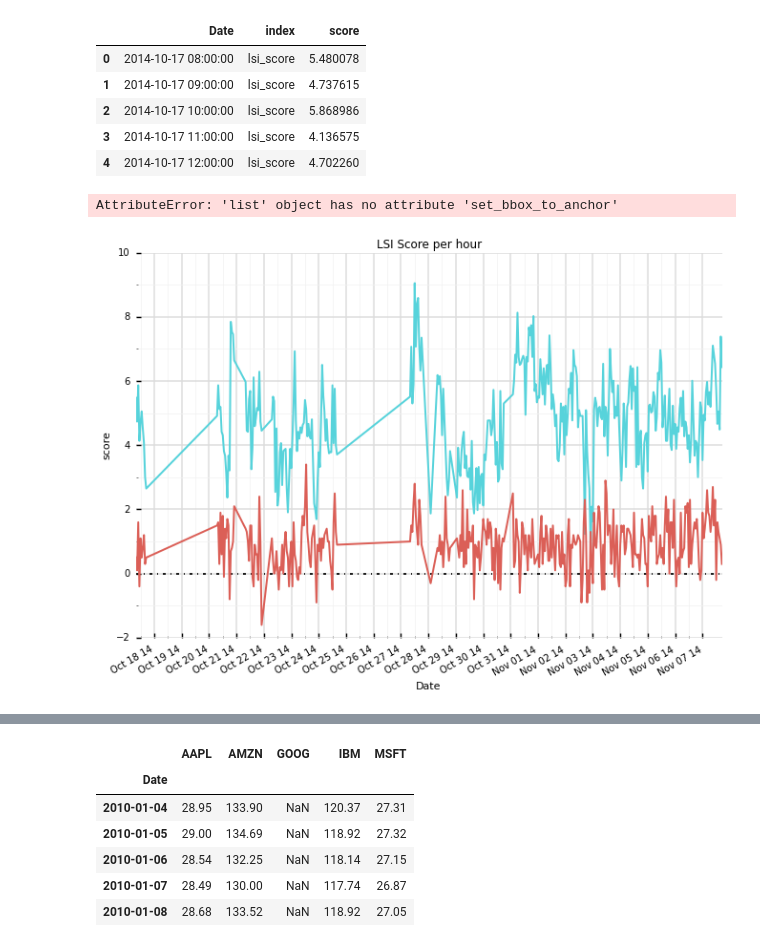
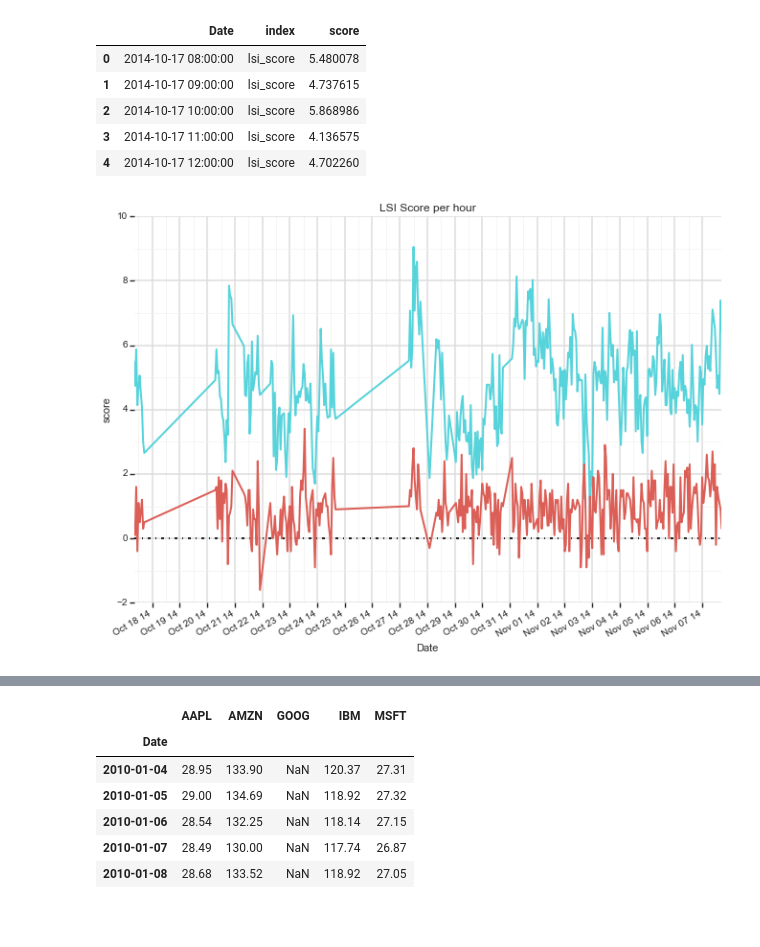
Before and after one commit to binaryaaron/words-and-markets, a Jupyter notebook: analysis/time_series.ipynb, the cells around one changed output, grey strips where cells are left out. Drawn from its saved outputs; the diff is of its cells as text; code cells hidden in the pictures; blank space fills up the shorter version.

```diff
--- a/analysis/time_series.ipynb
+++ b/analysis/time_series.ipynb
@@ -119,20 +110,18 @@ None
 # %%
 retPlot_YTD = ggplot(data, aes('Date','score',color='index')) \
 + geom_line(size=2.) \
 + geom_hline(yintercept=0, color='black', size=1.7, linetype='-.') \
 + scale_y_continuous() \
 + scale_x_date(labels='%b %d %y',breaks=date_breaks('day') ) \
 + theme_seaborn(style='whitegrid') \
 + ggtitle(('LSI Score per hour')) \
 + stat_smooth(span=0.1)
 
 fig = retPlot_YTD.draw()
 ax = fig.axes[0]
 offbox = ax.artists
-offbox.set_bbox_to_anchor((1, 0.5), ax.transAxes)
 fig.show()
 # %% [output]
-AttributeError: 'list' object has no attribute 'set_bbox_to_anchor'
-[figure, old version]
+[figure, new version]
 # %%
 import pandas.io.data
```
Also changed, not shown: parts of 24 cells of this notebook, 1 other file.
